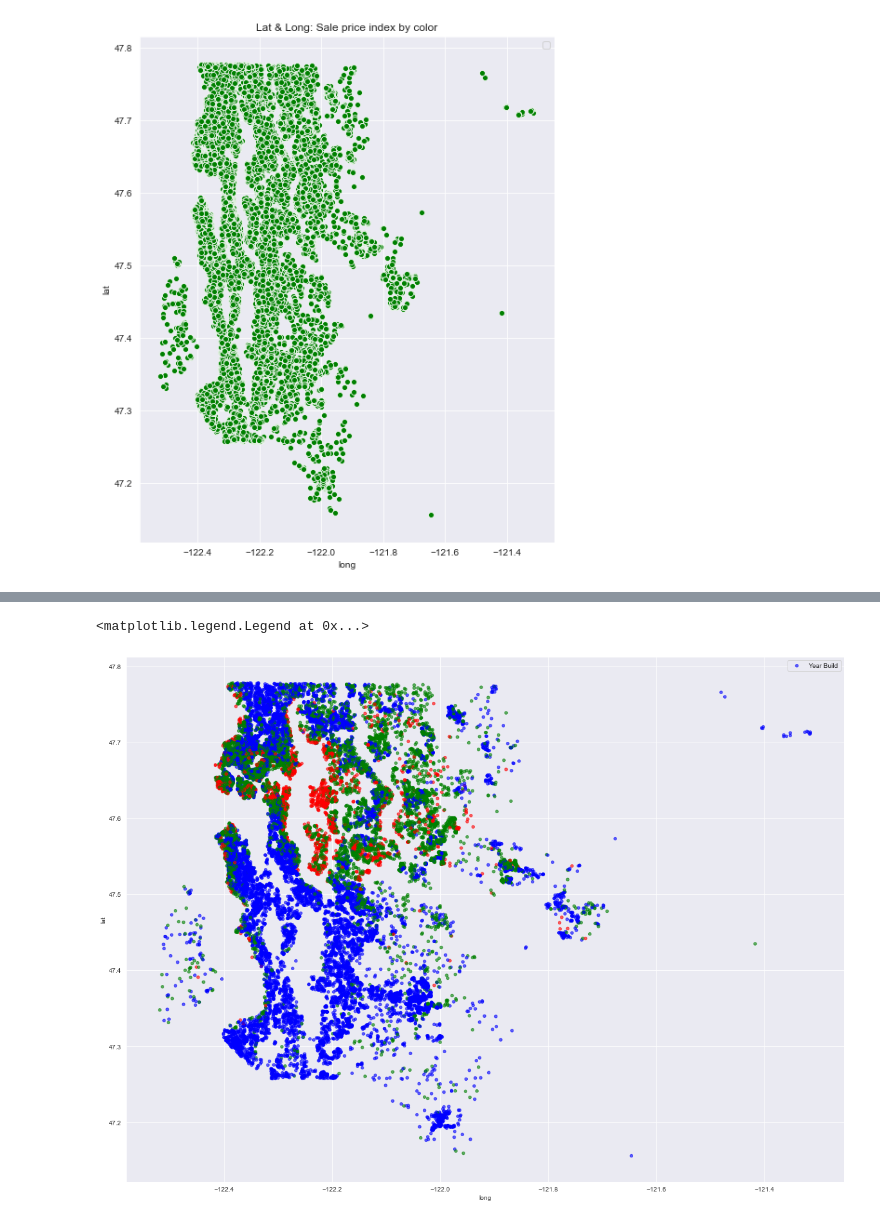
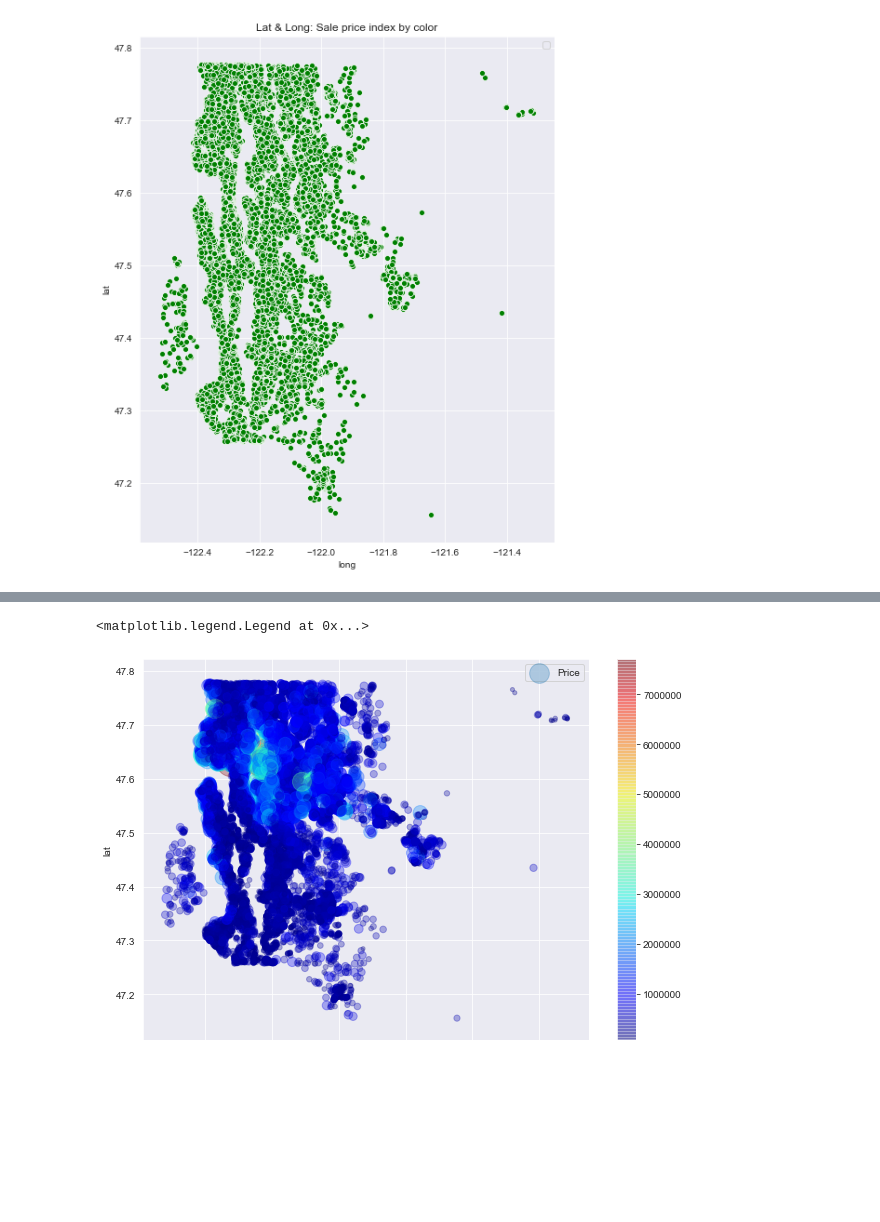
Before and after one commit to kieuha/dsc-mod-2-project-v2-1-onl01-dtsc-ft-052620, a Jupyter notebook: student.ipynb, the cells around one changed output, grey strips where cells are left out. Cells and saved outputs as stored; diff of their text form; code cells hidden in the pictures; blank space fills up the shorter version.

```diff
--- a/student.ipynb
+++ b/student.ipynb
@@ -1167,11 +1159,12 @@ colors = df['price'].apply(color)
 # %%
-# Attempt to graph king county map with price
-
-map_plot = df_dummies.plot(kind="scatter", x='long', y='lat', alpha=0.6,\
-                          s=df_dummies['yr_built']/100, label="Year Build",\
-                          c=df_dummies['price'].apply(color), cmap=plt.get_cmap('jet'),\
-                          colorbar=False, figsize=(20,15))
+#graph map with price
+df.plot(kind='scatter', x='long', y='lat', alpha=0.3,
+         s=df['price']/10000, label='Price',   # set symbol size on population
+         c=df['price'],                  #  set symbol color on house value
+         cmap=plt.get_cmap('jet'),
+         colorbar=True,
+         figsize=(10,7))
 plt.legend()
 # %% [output]
 <matplotlib.legend.Legend at 0x...>
-[figure, old version]
+[figure, new version]
```
Also changed, not shown: parts of 104 cells of this notebook, 2 other files.
